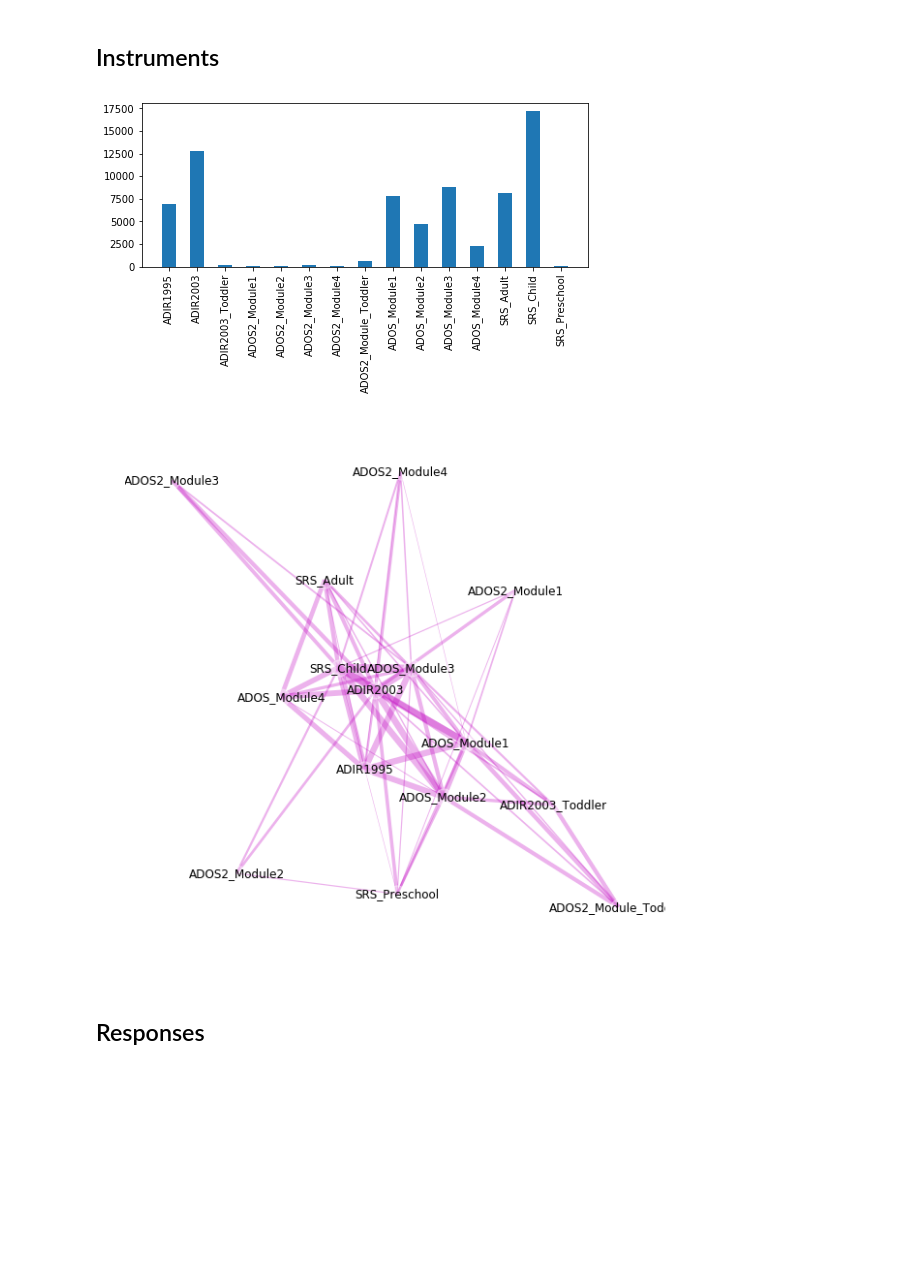
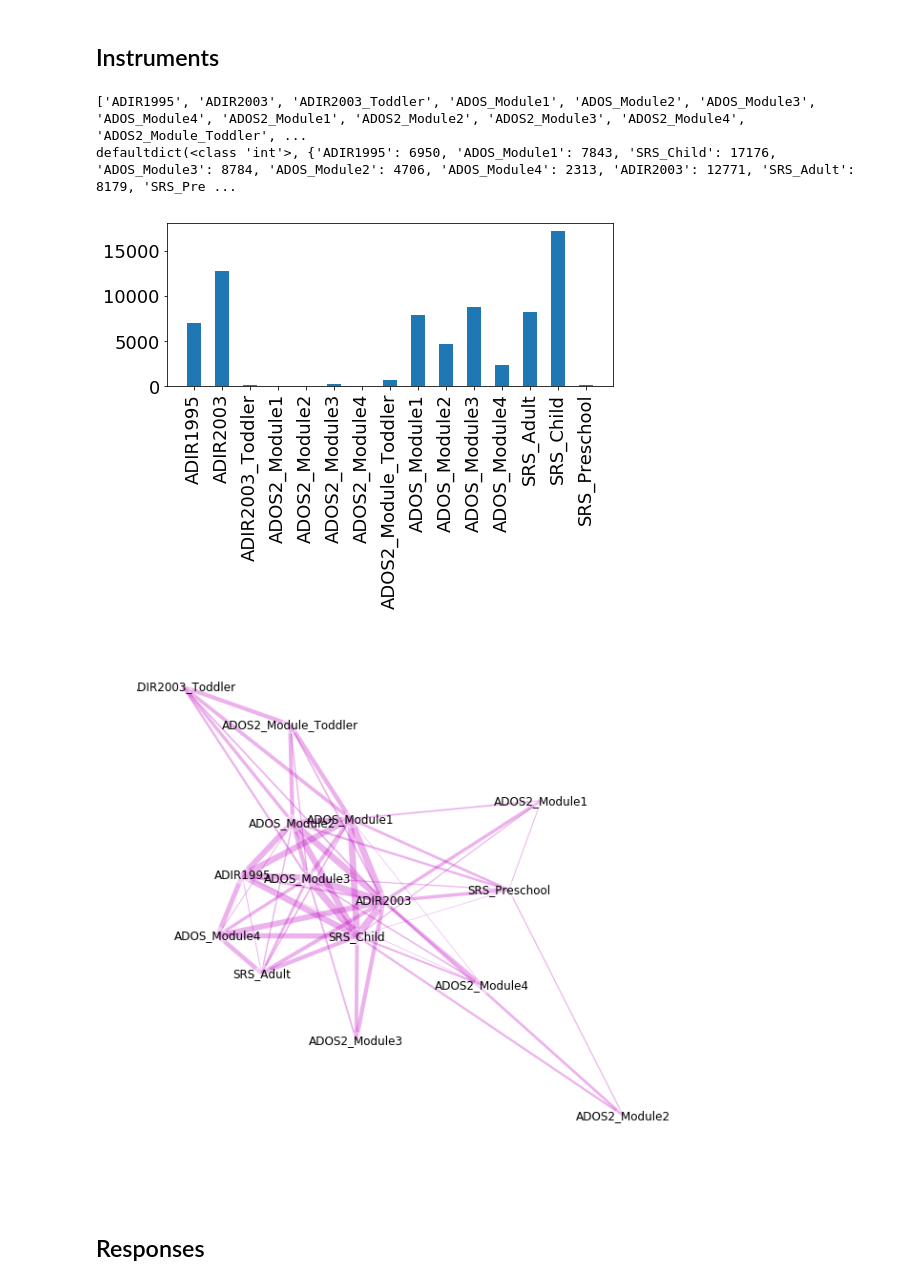
Before and after one commit to walllab/PhenotypeGLRM, a Jupyter notebook: analysis/Dataset-Overview.ipynb, the cells around one changed output. Saved outputs shown, nothing was run; the diff lists cells and outputs as text; code cells hidden in the pictures; blank space fills up the shorter version.

```diff
--- a/analysis/Dataset-Overview.ipynb
+++ b/analysis/Dataset-Overview.ipynb
@@ -48,14 +48,14 @@ print(no_data.shape, no_data)
 # %%
 from collections import defaultdict
 
-with open('../data/all_samples.json', 'r') as f:
-    # Read in samples
-    samples = json.load(f)
+all_instruments = [x[4:] for x in label_header if x.startswith('has_')]
+instrument_indices = [i for i, x in enumerate(label_header) if x.startswith('has_')]
+print(all_instruments, instrument_indices)
 
 one_way_counts = defaultdict(int)
 two_way_counts = defaultdict(int)
-for s in samples:
-    instruments = sorted([k for k, v in s.items() if isinstance(v, dict)])
+for l in labels:
+    instruments = sorted([inst for ind, inst in zip(instrument_indices, all_instruments) if l[ind] == '1'])
     for i, inst1 in enumerate(instruments):
         one_way_counts[inst1] += 1
         for j in range(i+1, len(instruments)):
@@ -63,21 +63,32 @@ for s in samples:
             two_way_counts[(inst1, inst2)] += 1
 #print(one_way_counts)
 #print(two_way_counts)
+
+print(one_way_counts)
+# %% [output]
+['ADIR1995', 'ADIR2003', 'ADIR2003_Toddler', 'ADOS_Module1', 'ADOS_Module2', 'ADOS_Module3', 'ADOS_Module4', 'ADOS2_Module1', 'ADOS2_Module2', 'ADOS2_Module3', 'ADOS2_Module4', 'ADOS2_Module_Toddler', ...
+defaultdict(<class 'int'>, {'ADIR1995': 6950, 'ADOS_Module1': 7843, 'SRS_Child': 17176, 'ADOS_Module3': 8784, 'ADOS_Module2': 4706, 'ADOS_Module4': 2313, 'ADIR2003': 12771, 'SRS_Adult': 8179, 'SRS_Pre ...
 # %%
 import matplotlib.pyplot as plt
+import matplotlib
+
+matplotlib.rcParams.update({'font.size': 18})
 
 plt.figure(figsize=(8, 3))
 
 inst = sorted(one_way_counts.keys())
 width = 0.5
 
 r0 = [one_way_counts[k] for k in inst]
 
 plt.bar(inst, r0, width)
 plt.xticks(range(len(inst)), inst, rotation='vertical')
 plt.show()
+
+#print(r0[2], r0[7], r0[14])
+#print(r0[3], r0[4], r0[5], r0[6])
 # %% [output]
-[figure, old version]
+[figure, new version]
 # %%
 import networkx as nx
 import math
@@ -100,7 +111,7 @@ nx.draw_networkx_labels(G, pos, fontsize=14)
 plt.axis('off')
 plt.show()
 # %% [output]
-[figure, old version]
+[figure, new version]
 # %% [markdown]
 ## Responses
 # %%
```
Also changed, not shown: parts of 18 cells of this notebook.
